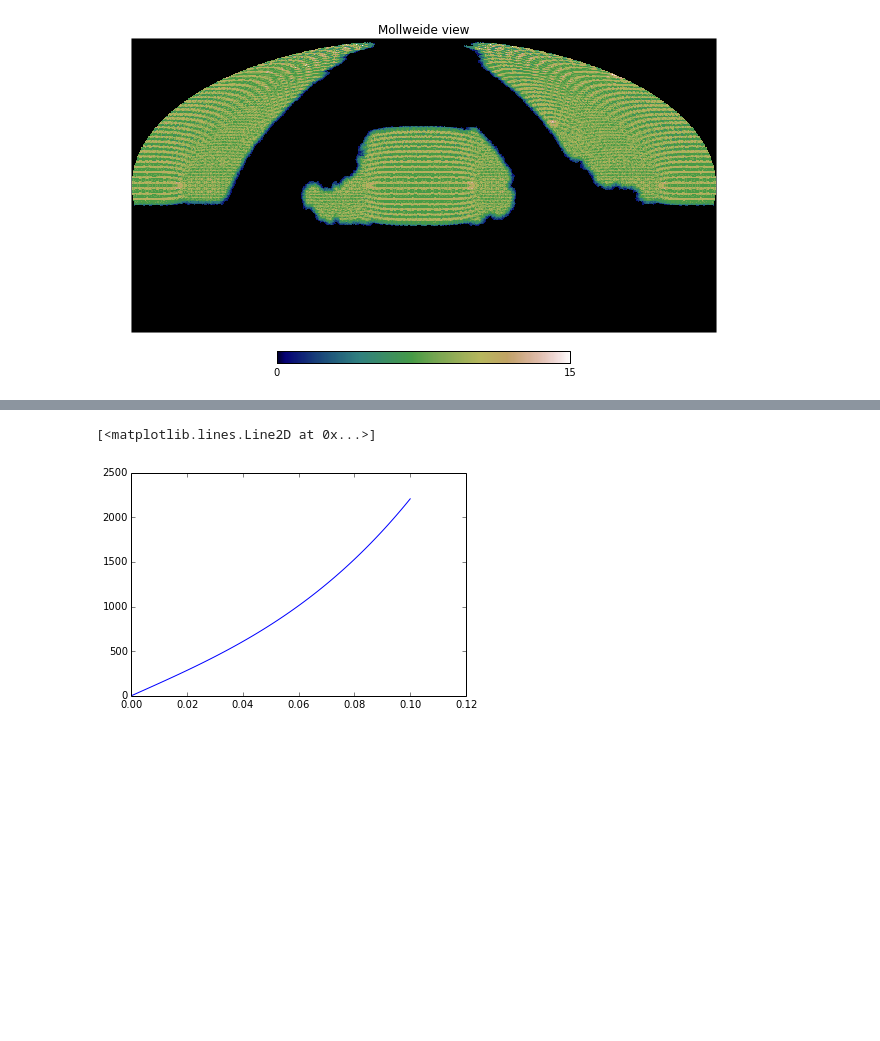
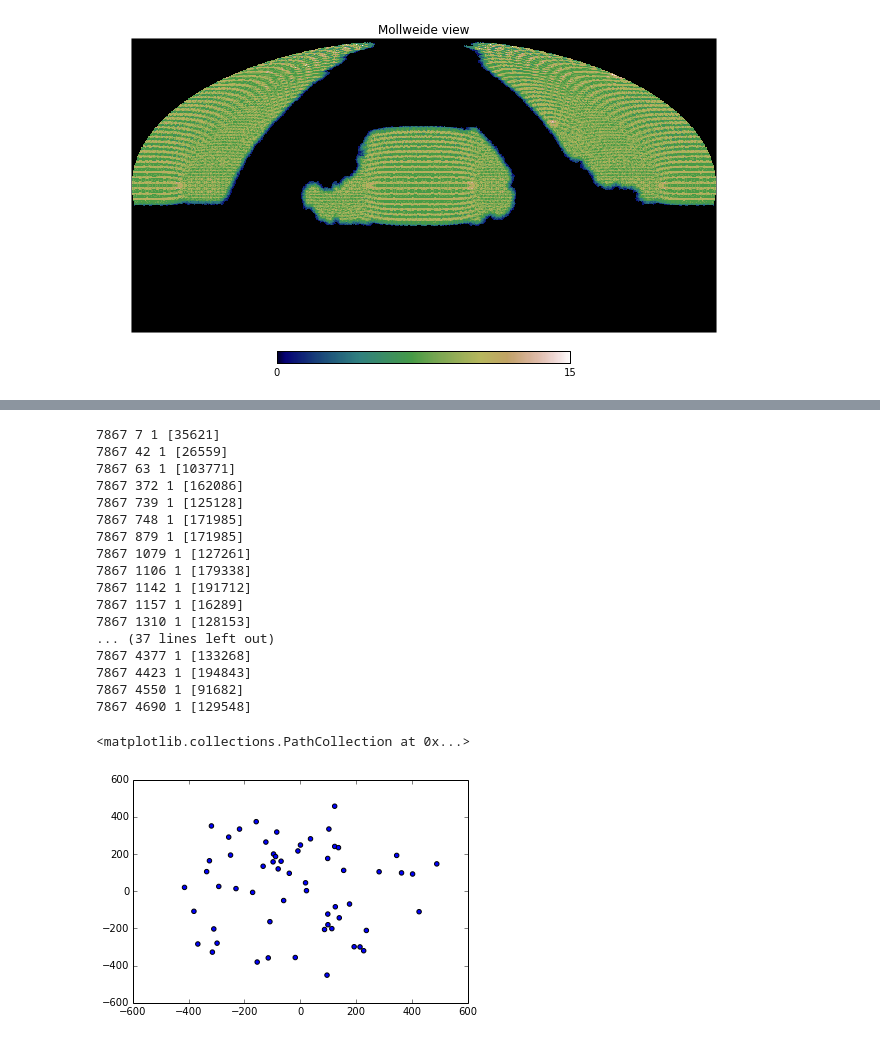
Before and after one commit to forero/QuickFiber, a Jupyter notebook: python/SandBox.ipynb, the cells around one changed output, grey strips where cells are left out. Cells and saved outputs as stored; diff of their text form; code cells hidden in the pictures; blank space fills up the shorter version.

Commit message:
find available galaxies for each fiber in a given tile

```diff
--- a/python/SandBox.ipynb
+++ b/python/SandBox.ipynb
@@ -402,6 +418,61 @@ plt.scatter(fibers.x, fibers.y,s=0.1)
-# %%
-a = np.linspace(0,0.1,100)
-plt.plot(a, plate_dist(a))
-# %% [output]
-[<matplotlib.lines.Line2D at 0x...>]
-[figure, removed]
+# %%
+def find_available_galaxies(fiber_set, tile_set, object_set, hp_n_side, object_set_hp_pixels,
+                            tile_ID, filename="available_galaxies.dat"):
+    tile_theta = tile_set.theta[tile_ID]
+    tile_phi = tile_set.phi[tile_ID]
+    tile_center = np.array([tile_theta,tile_phi])
+    tile_vector = hp.rotator.dir2vec(tile_center)
+    pix = hp.query_disc(hp_n_side, tile_vector, fiber_set.plate_radius*1.1)
+
+    # stores the galaxies that fall into the tile
+    objects_in_id = np.empty((0))
+
+    for i_pix in pix:
+        tmp_id_in = np.where(object_set_hp_pixels==i_pix)
+        tmp_id_in = tmp_id_in[0]
+        objects_in_id = np.append(objects_in_id, tmp_id_in)
+
+    objects_in_id = np.int_(objects_in_id)
+    #if(not(i_tiling%(n_tilings/20))):
+
+    selected_objects = object_set.select(objects_in_id)
+
+    #these selected objects must have new a x,y coordinates in the focal plane
+    selected_x, selected_y = radec2xy(selected_objects.ra, selected_objects.dec, tile_set.ra[tile_ID], tile_set.dec[tile_ID])
+
+    n_fibers = np.size(fiber_set.x)
+    fiber_list = np.arange(n_fibers)
+    #np.random.shuffle(fiber_list)
+    #print fiber_list
+    for fiber_i in fiber_list:
+        fiber_x = fiber_set.x[fiber_i]
+        fiber_y = fiber_set.y[fiber_i]
+        radius = np.sqrt((selected_x - fiber_x)**2 + (selected_y-fiber_y)**2)
+        inside = np.where((radius>fiber_set.patrol_radius_min) & (radius<fiber_set.patrol_radius_max))
+        inside = inside[0]
+        if(np.size(inside)):
+            print tile_ID, fiber_i, np.size(inside), selected_objects.ID[inside]
+    return selected_x, selected_y
+# %%
+x, y = find_available_galaxies(fibers, tiles, objects, n_side, objects_pixels,7867)
+plt.scatter(x,y)
+# %% [output]
+7867 7 1 [35621]
+7867 42 1 [26559]
+7867 63 1 [103771]
+7867 372 1 [162086]
+7867 739 1 [125128]
+7867 748 1 [171985]
+7867 879 1 [171985]
+7867 1079 1 [127261]
+7867 1106 1 [179338]
+7867 1142 1 [191712]
+7867 1157 1 [16289]
+7867 1310 1 [128153]
+... (37 lines left out)
+7867 4377 1 [133268]
+7867 4423 1 [194843]
+7867 4550 1 [91682]
+7867 4690 1 [129548]
+<matplotlib.collections.PathCollection at 0x...>
+[figure, added]
```
Also changed, not shown: parts of 6 cells of this notebook.
